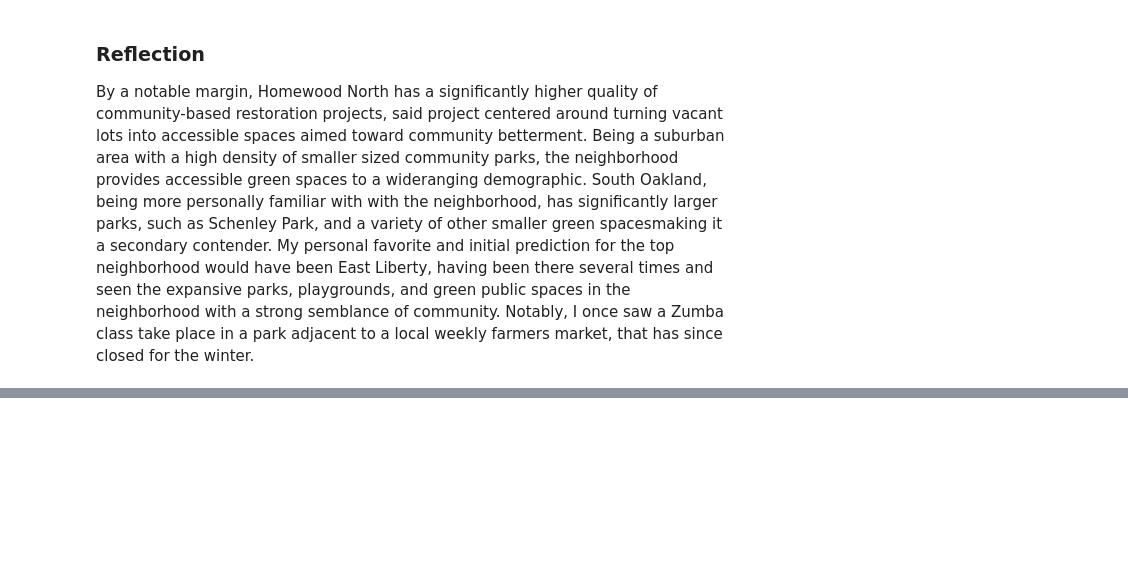
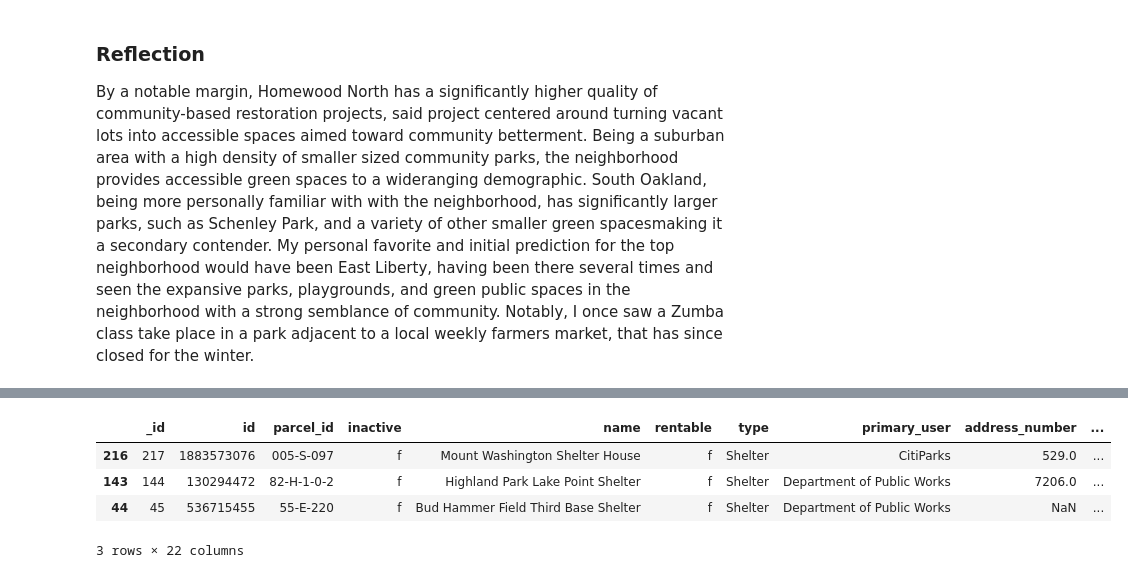
Before and after one commit to riv1ere/Final-Project, a Jupyter notebook: Joint-Notebook.ipynb, the cells around one changed output, grey strips where cells are left out. Cells and saved outputs as stored; diff of their text form; code cells hidden in the pictures; blank space fills up the shorter version.

```diff
--- a/Joint-Notebook.ipynb
+++ b/Joint-Notebook.ipynb
@@ -131,0 +172,11 @@ By a notable margin, Homewood North has a significantly higher quality of commun
+# %%
+spaces = ['Pool', 'Pool/Rec', 'Rec Center', 'Community', 'Senior', 'Shelter', 'Dugout']
+typemask = facilities['type'].isin(spaces)
+filtered = facilities[typemask]
+filtered.sample(3)
+# %% [output]
+|  | _id | id | parcel_id | inactive | name | rentable | type | primary_user | address_number | ... |
+| 216 | 217 | 1883573076 | 005-S-097 | f | Mount Washington Shelter House | f | Shelter | CitiParks | 529.0 | ... |
+| 143 | 144 | 130294472 | 82-H-1-0-2 | f | Highland Park Lake Point Shelter | f | Shelter | Department of Public Works | 7206.0 | ... |
+| 44 | 45 | 536715455 | 55-E-220 | f | Bud Hammer Field Third Base Shelter | f | Shelter | Department of Public Works | NaN | ... |
+3 rows × 22 columns
```
Also changed, not shown: parts of 14 cells of this notebook.
